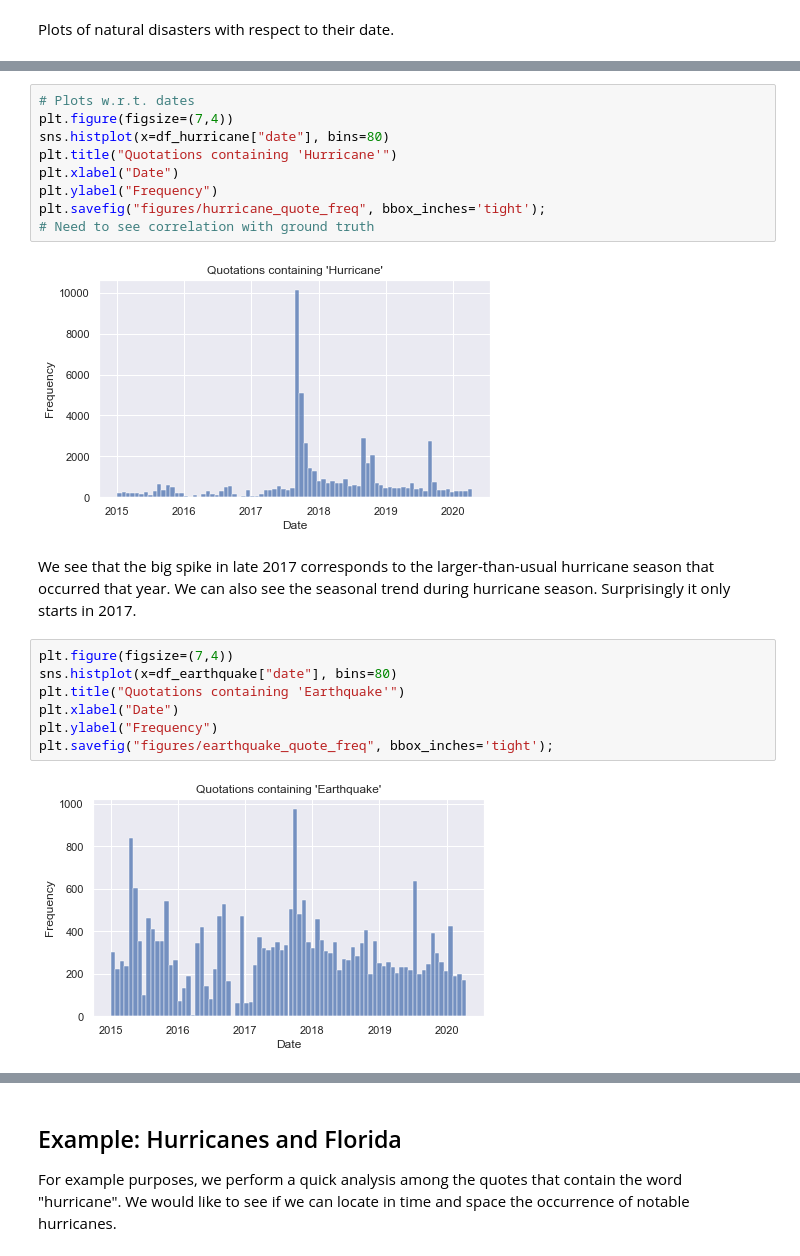
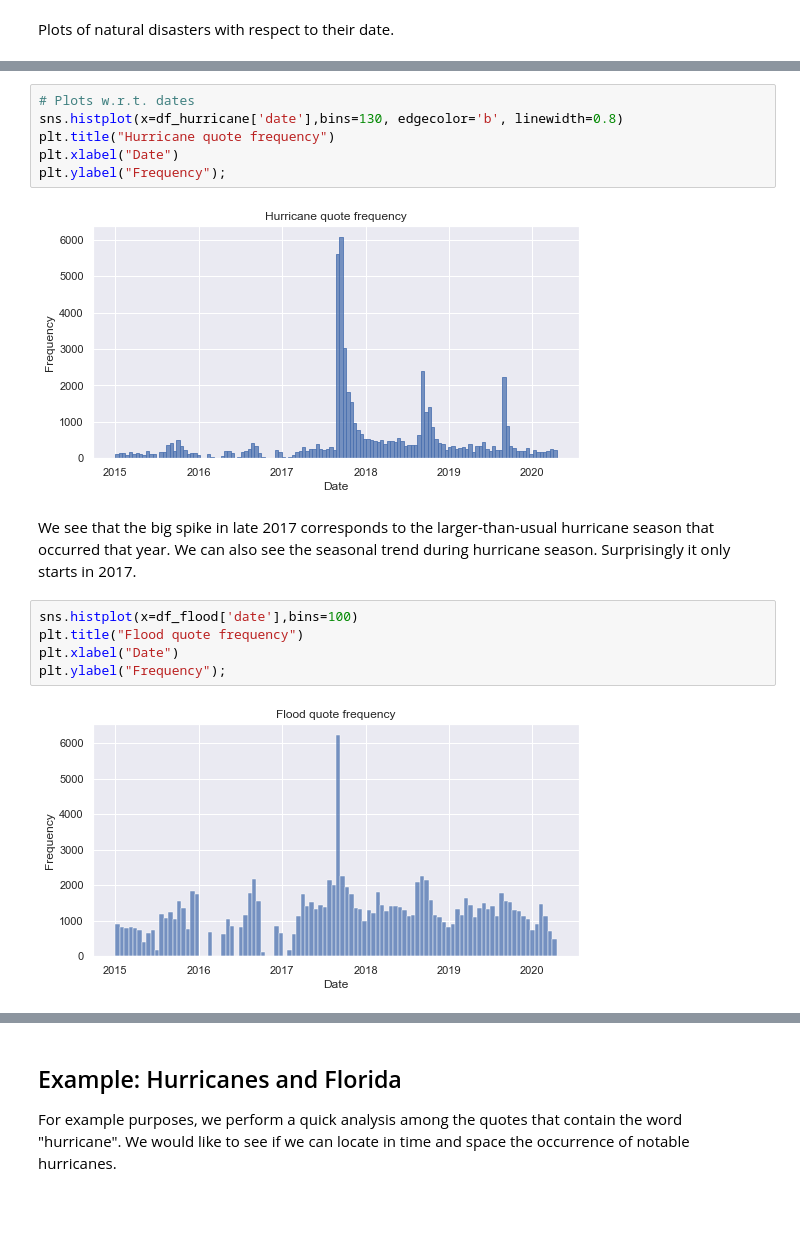
Before and after one commit to epfl-ada/ada-2021-project-marietan-ghariani-bracone-karimi, a Jupyter notebook: project.ipynb, the cells around one changed output, grey strips where cells are left out. Cells and saved outputs as stored; diff of their text form; blank space fills up the shorter version.

```diff
--- a/project.ipynb
+++ b/project.ipynb
@@ -424,24 +595,19 @@ Plots of natural disasters with respect to their date.
 # %%
 # Plots w.r.t. dates
-plt.figure(figsize=(7,4))
-sns.histplot(x=df_hurricane["date"], bins=80)
-plt.title("Quotations containing 'Hurricane'")
+sns.histplot(x=df_hurricane['date'],bins=130, edgecolor='b', linewidth=0.8)
+plt.title("Hurricane quote frequency")
 plt.xlabel("Date")
-plt.ylabel("Frequency")
-plt.savefig("figures/hurricane_quote_freq", bbox_inches='tight');
-# Need to see correlation with ground truth
+plt.ylabel("Frequency");
 # %% [output]
-[figure, old version]
+[figure, new version]
 # %% [markdown]
 We see that the big spike in late 2017 corresponds to the larger-than-usual hurricane season that occurred that year.
 We can also see the seasonal trend during hurricane season. Surprisingly it only starts in 2017.
 # %%
-plt.figure(figsize=(7,4))
-sns.histplot(x=df_earthquake["date"], bins=80)
-plt.title("Quotations containing 'Earthquake'")
+sns.histplot(x=df_flood['date'],bins=100)
+plt.title("Flood quote frequency")
 plt.xlabel("Date")
-plt.ylabel("Frequency")
-plt.savefig("figures/earthquake_quote_freq", bbox_inches='tight');
+plt.ylabel("Frequency");
 # %% [output]
-[figure, old version]
+[figure, new version]
 # %%
```
Also changed, not shown: parts of 40 cells of this notebook, 5 other files.
